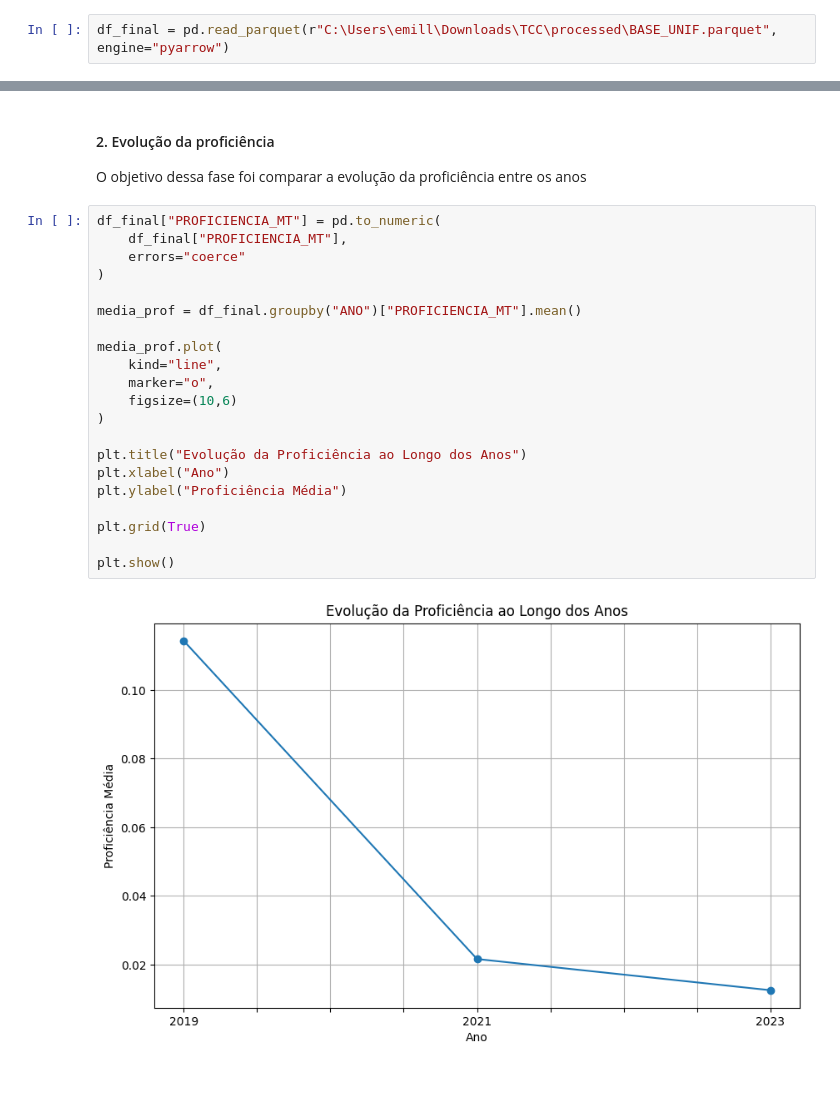
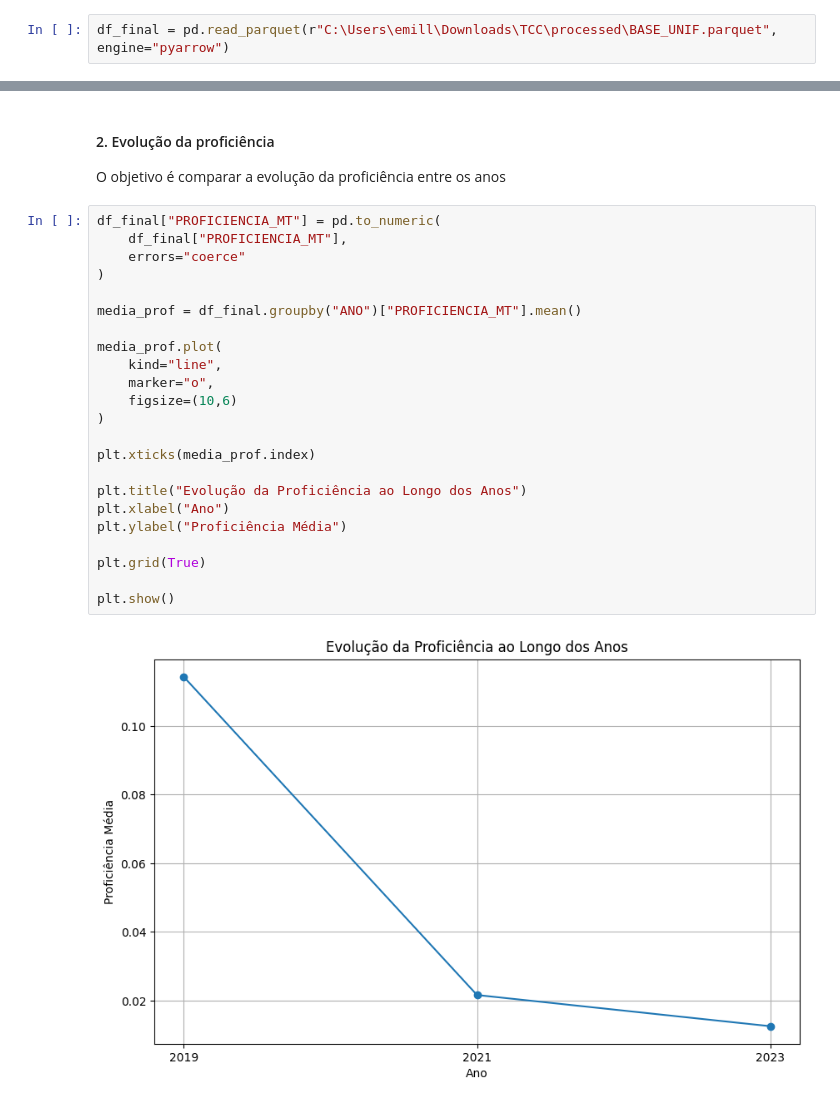
Before and after one commit to emilly788/TCC, a Jupyter notebook: 3. Análise Exploratória.ipynb, the cells around one changed output, grey strips where cells are left out. Cells and saved outputs as stored; diff of their text form.

```diff
--- a/3. Análise Exploratória.ipynb
+++ b/3. Análise Exploratória.ipynb
@@ -59,26 +43,28 @@ for var in variaveis:
 # %% [markdown]
 #### 2. Evolução da proficiência
-O objetivo dessa fase foi comparar a evolução da proficiência entre os anos
+O objetivo é comparar a evolução da proficiência entre os anos
 # %%
 df_final["PROFICIENCIA_MT"] = pd.to_numeric(
     df_final["PROFICIENCIA_MT"],
     errors="coerce"
 )
 
 media_prof = df_final.groupby("ANO")["PROFICIENCIA_MT"].mean()
 
 media_prof.plot(
     kind="line",
     marker="o",
     figsize=(10,6)
 )
 
+plt.xticks(media_prof.index)
+
 plt.title("Evolução da Proficiência ao Longo dos Anos")
 plt.xlabel("Ano")
 plt.ylabel("Proficiência Média")
 
 plt.grid(True)
 
 plt.show()
 # %% [output]
-[figure, old version]
+[figure, new version]
```
Also changed, not shown: parts of 47 cells of this notebook, 1 other file.
